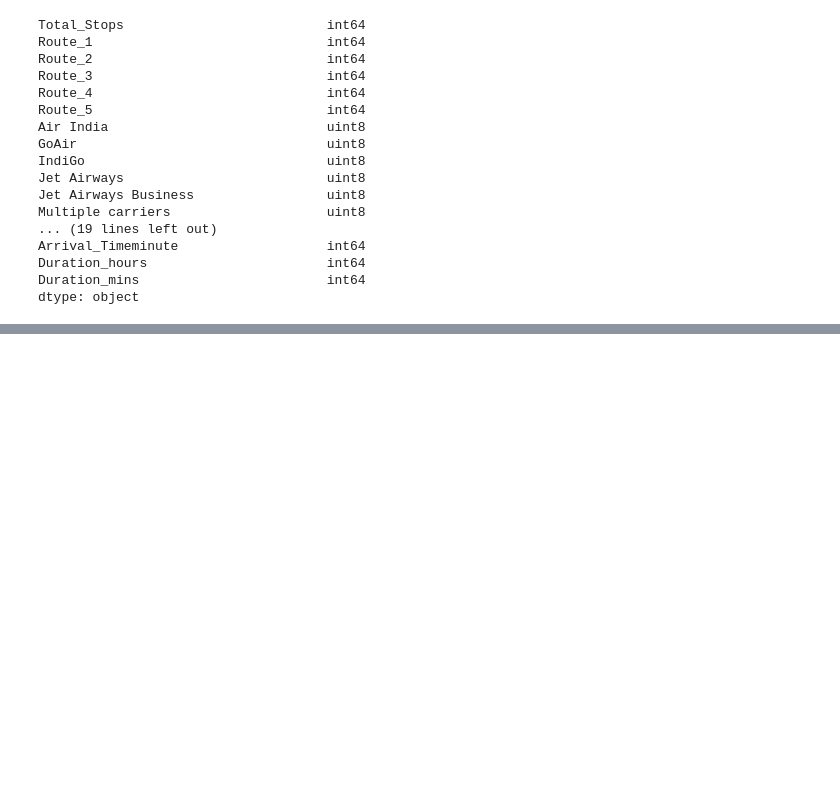
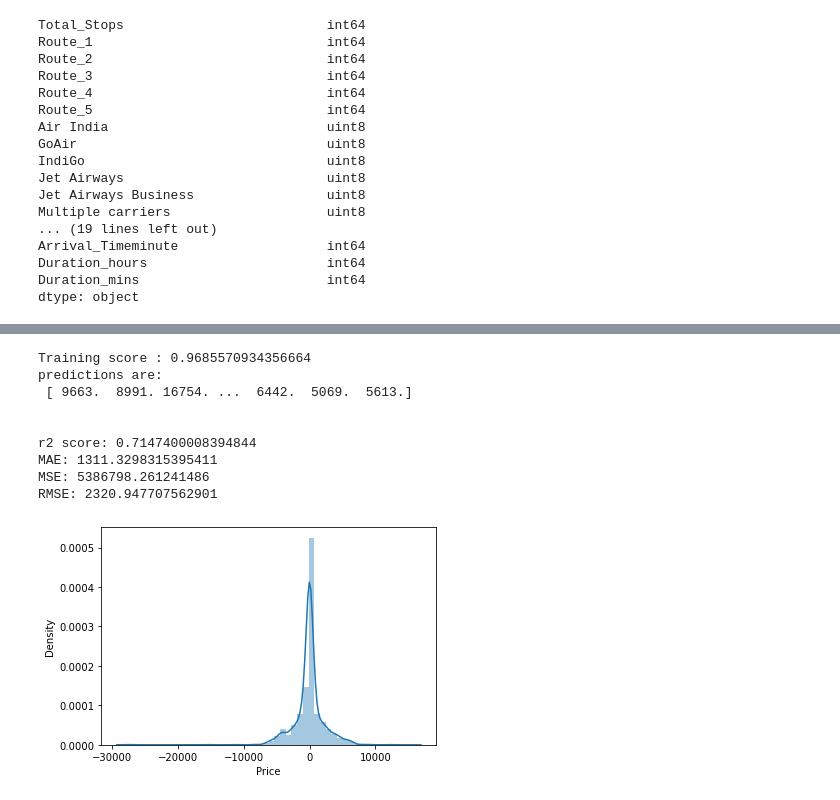
Before and after one commit to Data-Analysis-Projects-Udemy/Project-6-Predict-Fare-of-Airlines-, a Jupyter notebook: flight_price_deploy.ipynb, the cells around one changed output, grey strips where cells are left out. Drawn from its saved outputs; the diff is of its cells as text; code cells hidden in the pictures; blank space fills up the shorter version.

```diff
--- a/flight_price_deploy.ipynb
+++ b/flight_price_deploy.ipynb
@@ -738,0 +798,13 @@ imp.sort_values(by = 'importance', ascending = False)
+# %%
+predict(DecisionTreeRegressor(),0)
+# %% [output]
+Training score : 0.9685570934356664
+predictions are:
+ [ 9663.  8991. 16754. ...  6442.  5069.  5613.]
+
+
+r2 score: 0.7147400008394844
+MAE: 1311.3298315395411
+MSE: 5386798.261241486
+RMSE: 2320.947707562901
+[figure, added]
```
Also changed, not shown: parts of 45 cells of this notebook, 1 other file.
